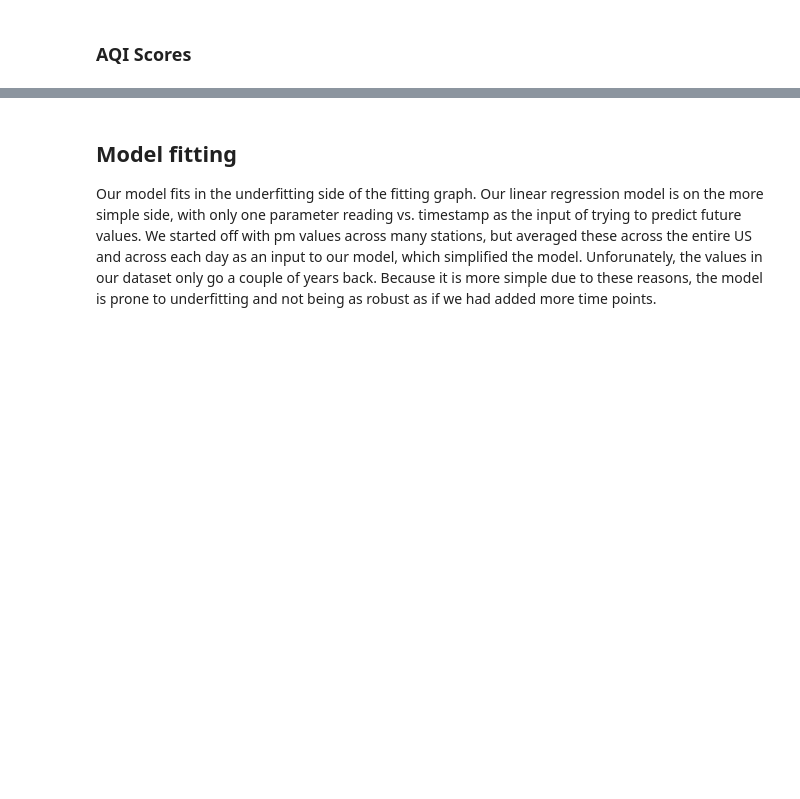
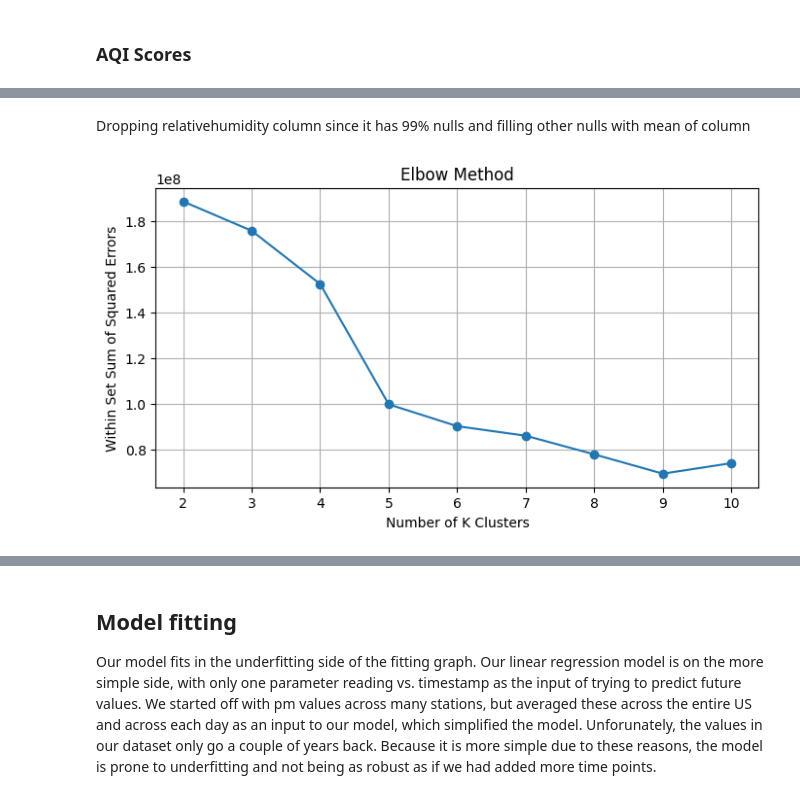
Before and after one commit to ameek12/232_Project, a Jupyter notebook: Ryan_playground.ipynb, the cells around one changed output, grey strips where cells are left out. Saved outputs shown, nothing was run; the diff lists cells and outputs as text; code cells hidden in the pictures; blank space fills up the shorter version.

Commit message:
Linear Regression removed. K-Means Clustering added

```diff
--- a/Ryan_playground.ipynb
+++ b/Ryan_playground.ipynb
@@ -579,0 +755,42 @@ print("Testing RMSE:", test_rmse)
+# %% [markdown]
+Dropping relativehumidity column since it has 99% nulls and filling other nulls with mean of column
+# %%
+from pyspark.sql.functions import mean
+
+kmeans_df = df.drop('relativehumidity')
+# Calculate the mean for each column with potential nulls
+mean_values = kmeans_df.select([mean(col).alias(col) for col in ["co", "humidity", "no2", "o3", "pm1", "pm10", "pm25", "pressure","so2", "temperature"]]).collect()[0]
+# Create a dictionary of mean values
+mean_dict = {col: mean_values[col] for col in mean_values.asDict()}
+# Fill nulls with the calculated mean values
+kmeans_df = kmeans_df.fillna(mean_dict)
+# %%
+from pyspark.ml.feature import VectorAssembler
+from pyspark.ml.clustering import KMeans
+
+#assembling relevant columns into a vector
+assembler = VectorAssembler(
+    inputCols = ["co", "humidity", "no2", "o3", "pm1", "pm10", "pm25", "pressure","so2", "temperature"],
+    outputCol = "features"
+)
+kmeans_df = assembler.transform(kmeans_df)
+# %%
+# Calculating elbow method
+wsss_error = []
+k_values = list(range(2, 11))
+
+for k in k_values:
+    kmeans = KMeans().setK(k).setSeed(1).setFeaturesCol("features").setPredictionCol("cluster")
+    model = kmeans.fit(kmeans_df)
+    wsss_error.append(model.summary.trainingCost)
+
+# Plot the Elbow Method
+plt.figure(figsize=(8, 4))
+plt.plot(k_values, wsss_error, marker='o')
+plt.xlabel('Number of K Clusters')
+plt.ylabel('Within Set Sum of Squared Errors')
+plt.title('Elbow Method')
+plt.grid(True)
+plt.show()
+# %% [output]
+[figure, added]
```
Also changed, not shown: parts of 61 cells of this notebook.
